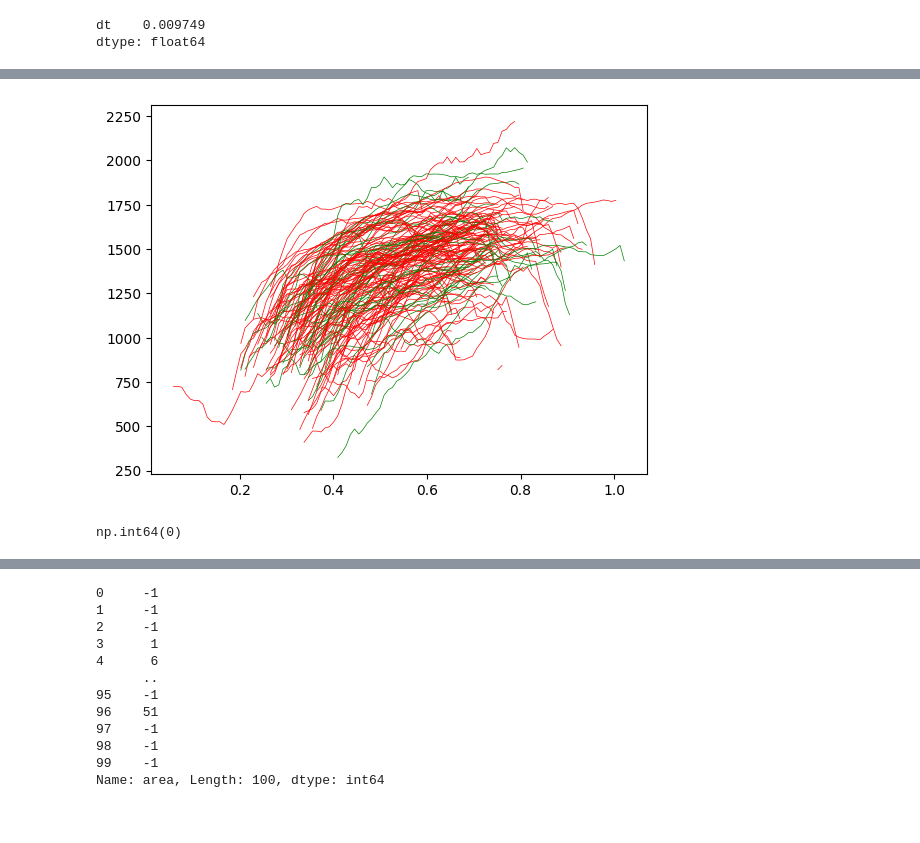
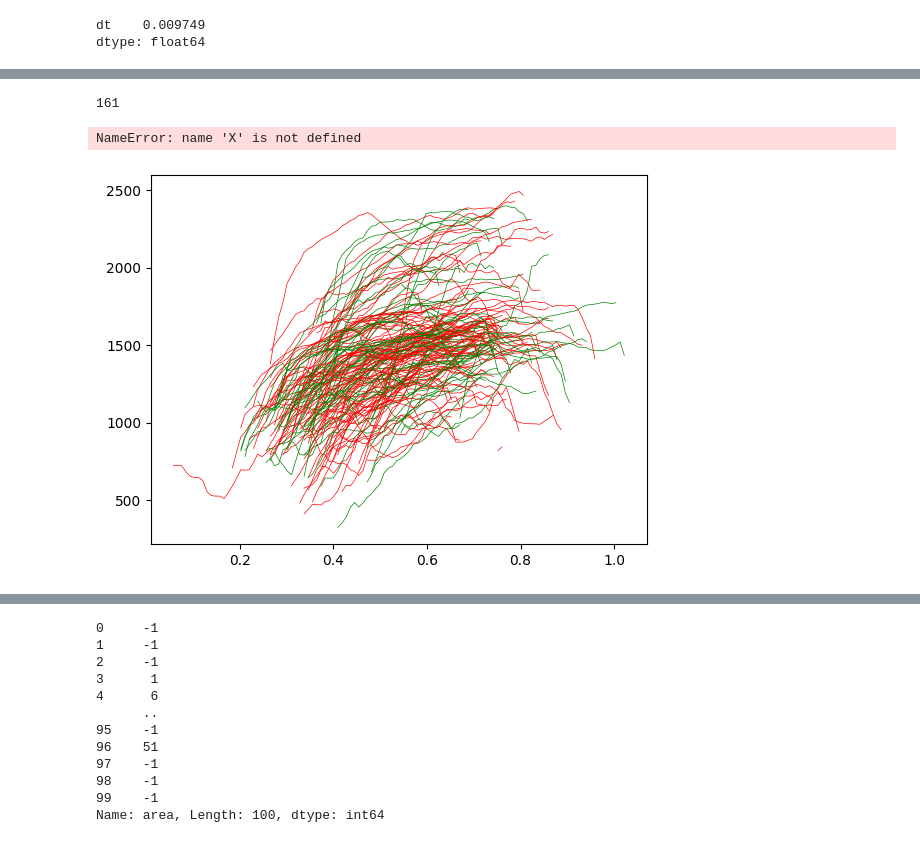
Before and after one commit to tsak1998/pronuclei_extraction, a Jupyter notebook: src/notebooks_pn/euploid_research.ipynb, the cells around one changed output, grey strips where cells are left out. Drawn from its saved outputs; the diff is of its cells as text; code cells hidden in the pictures.

```diff
--- a/src/notebooks_pn/euploid_research.ipynb
+++ b/src/notebooks_pn/euploid_research.ipynb
@@ -37,7 +37,7 @@ def inference_whole_slide(model, slide_pth: Path, max_frame: int):
             pred_mask = model(inpt_images.to(device))
             #
             # masks = torch.softmax(pred_mask,axis=1).cpu().numpy()>0.05
-            masks = torch.sigmoid(pred_mask).cpu().numpy() > 0.01
+            masks = torch.sigmoid(pred_mask).cpu().numpy() > 0.5
 
 
             all_masks.extend([msk for msk in masks])
@@ -90,4 +90,4 @@ pth_lib2 = Path("/home/tsakalis/ntua/phd/cellforge/cellforge/data/raw_timelapses
 def get_slide_ids(pth: Path) -> list[str]:
     return [(x.name, x) for x in list(pth.glob('*'))]
 # %%
-file_avail = pd.DataFrame(get_slide_ids(pth_lib)+get_slide_ids(pth_lib2), columns=['embryo_id', 'pth']).drop_duplicates()
+file_avail = pd.DataFrame(get_slide_ids(pth_lib)+get_slide_ids(pth_lib2), columns=['embryo_id', 'pth']).drop_duplicates(subset=['embryo_id'])
@@ -445,5 +387,5 @@ len([0, 0, 0, 0, 0, 0, 0, 0, 0, 0, 0, 0, 0, 0, 0, 0, 0, 0, 0, 0, 0, 0, 0, 0, 0,
 # %%
-merged_df['y'] = mapped_results
+merged_df['y'] = merged_df['Class_Grade'].values
 # %%
 # merged_df[['y']+[target_column]].to_csv('targets.csv',index=False)
 # %%
@@ -669,3 +612,5 @@ full_pn1_df['time'] = full_pn1_df['dt'].cumsum()
 full_pn2_df['time'] = full_pn2_df['dt'].cumsum()
 
 whole_emb_all_df['time'] = whole_emb_all_df['dt'].cumsum()
+# %%
+merged_df = merged_df.dropna(subset=['Class_Grade'])
@@ -732,6 +683,14 @@ def crosscorr(s1, s2):
     lag = np.argmax(corr) - (len(s2) - 1)
     max_corr = np.max(corr) / (np.std(s1) * np.std(s2) * len(s1))
     return max_corr, lag
+# %%
+merged_df['embryo_id'].nunique()
+# %% [output]
+161
+# %%
+X.shape
+# %% [output]
+NameError: name 'X' is not defined
 # %%
 import numpy as np
 import pandas as pd
@@ -759,9 +718,9 @@ appear_pn2 = []
 dt_appear = []
 fade_pn1 = []
 fade_pn2 = []
-for id_, group1 in full_pn1_df.groupby('embryo_id'):
+for id_ in merged_df['embryo_id'].drop_duplicates():
     # First PN: fill NaNs, compute time, extract active segment
-    group1 = group1.copy()
+    group1 = full_pn1_df[full_pn1_df['embryo_id'] == id_].copy()#group1.copy()
     group1['area'] = group1['area'].fillna(1)
     group1['time'] = group1['dt'].cumsum()
     start1, len1 = find_signal(group1['area'].values != 1)
@@ -774,7 +733,7 @@ for id_, group1 in full_pn1_df.groupby('embryo_id'):
     start2, len2 = find_signal(group2['area'].values != 1)
     second_pn = group2.iloc[start2 : start2 + len2].reset_index(drop=True)
 
-    whole_emb_slice = whole_emb_all_df.iloc[start1 : start1 + len1]
+    # whole_emb_slice = whole_emb_all_df.iloc[start1 : start1 + len1]
 
     appear_pn1.append(first_pn.iloc[0]['time'])
     appear_pn2.append(second_pn.iloc[0]['time'])
@@ -797,12 +756,13 @@ for id_, group1 in full_pn1_df.groupby('embryo_id'):
     q2_size.append(first_pn['area'].quantile(0.9))
     avg_degree.append(np.quantile(angle_deg,0.1))
 
-    eccentricity_to_embryo = np.sqrt(
-        (first_pn['x'].values - whole_emb_slice['x'].values)**2 +
-        (first_pn['y'].values - whole_emb_slice['y'].values)**2
-    )
+    eccentricity_to_embryo = 0
+    # np.sqrt(
+    #     (first_pn['x'].values - whole_emb_slice['x'].values)**2 +
+    #     (first_pn['y'].values - whole_emb_slice['y'].values)**2
+    # )
 
-    dist_to_emb.append(eccentricity_to_embryo[~np.isnan(eccentricity_to_embryo)].mean())
+    # dist_to_emb.append(eccentricity_to_embryo[~np.isnan(eccentricity_to_embryo)].mean())
     dist = np.sqrt(
         (group1['x'].values - group2['x'].values)**2 +
         (group1['y'].values - group2['y'].values)**2
@@ -818,35 +778,31 @@ for id_, group1 in full_pn1_df.groupby('embryo_id'):
 
     # Perimeter cross-correlation
     sig1 = first_pn['area']
     sig2 = second_pn['area']
     corr = signal.correlate(sig1, sig2)
     peak = corr.max()
     norm = np.linalg.norm(sig1) * np.linalg.norm(sig2)
     peak_norm = peak / norm if norm != 0 else 0
     peak_norms.append(peak_norm)
 
     # Area ratio (onl
 
     import statsmodels.api as sm
     mod = sm.OLS( first_pn['area'].values, first_pn['time'].values)
     res = mod.fit()
 
     slope1.append(res.params[0])
 
 
     mod = sm.OLS(second_pn['area'].values,second_pn['time'].values, )
     res = mod.fit()
 
     slope2.append(res.params[0])
 
     smmoothen_pn1 = first_pn[['time','area']].rolling(12).mean()
 
     embryo_lbl = merged_df.loc[merged_df['embryo_id']==id_]['y'].values[0]
 
     plt.plot( smmoothen_pn1['time'].values,smmoothen_pn1['area'].values,color='red' if embryo_lbl==0 else 'green', lw=-.5)
 # %% [output]
-[figure, old version]
+[figure, new version]
-# %%
-embryo_labl.values[0]
-# %% [output]
-np.int64(0)
```
Also changed, not shown: parts of 74 cells of this notebook, 3 other files.
